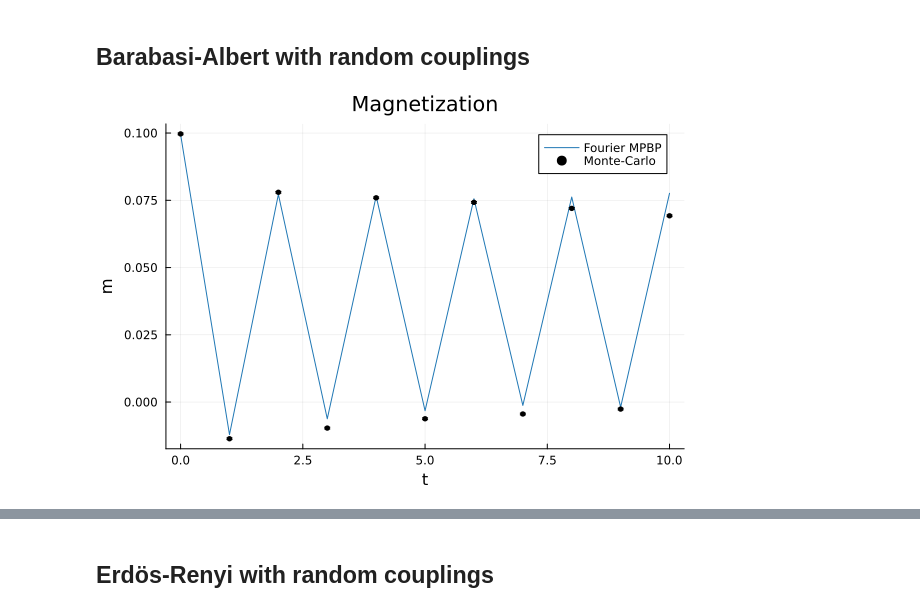
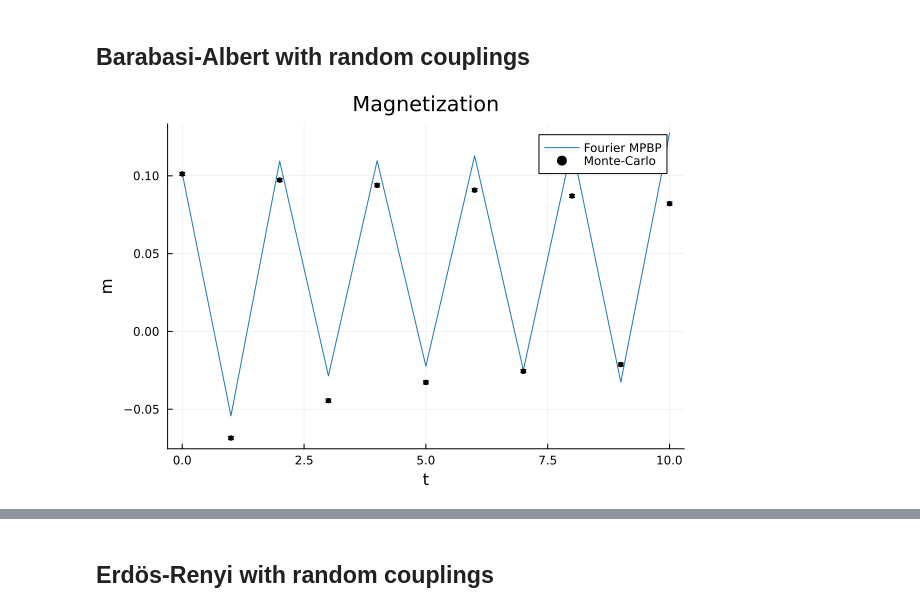
Before and after one commit to FedericoFlorio/MatrixProductBP.jl, a Jupyter notebook: results/read.ipynb, the cells around one changed output, grey strips where cells are left out. Drawn from its saved outputs; the diff is of its cells as text; code cells hidden in the pictures.

```diff
--- a/results/read.ipynb
+++ b/results/read.ipynb
@@ -173,14 +173,14 @@ m_fourier = D["m_fourier"]
 m_mc = D["m_mc"]
 σ_mc = D["σ_mc"];
 # %%
-i = 20
+i = 7
 y_mc = m_mc[i]
 y_fourier = m_fourier[i]
 
 T = length(y_fourier) - 1
 plba = plot(xlabel="t", ylabel="m", title="Magnetization", legend=:topright)
 plot!(plba, 0:T, y_fourier[1:end], color=blue, label="Fourier MPBP")
 plot!(plba, 0:T, y_mc[1:end], yerr=σ_mc[i], c=:black, st=:scatter, marker=:dot, markersize=3, label="Monte-Carlo")
 display(plba)
 # %% [output]
-[figure, old version]
+[figure, new version]
```
Also changed, not shown: parts of 5 cells of this notebook, 8 other files.
